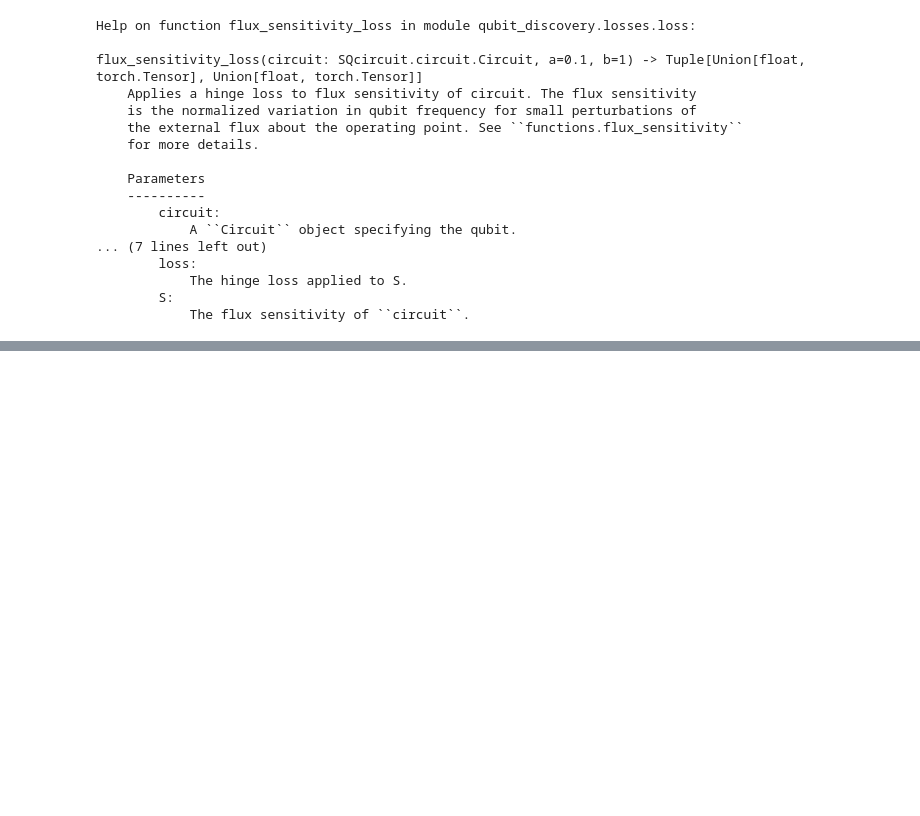
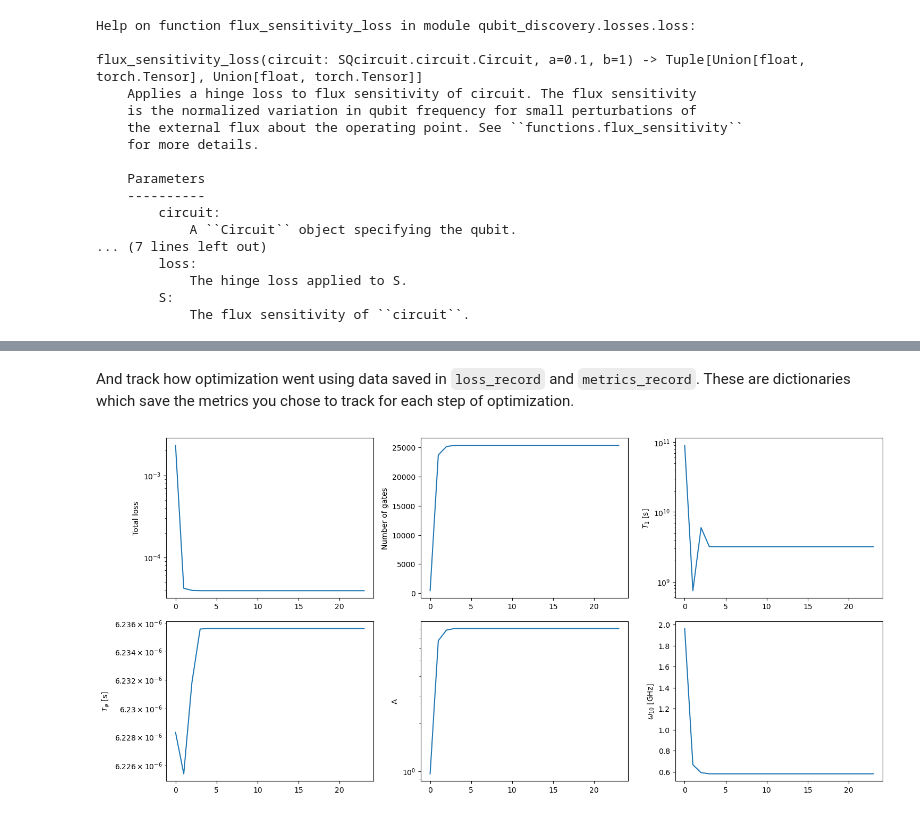
Before and after one commit to stanfordLINQS/Qubit-Discovery, a Jupyter notebook: tutorials/QD_overview.ipynb, the cells around one changed output, grey strips where cells are left out. Drawn from its saved outputs; the diff is of its cells as text; code cells hidden in the pictures; blank space fills up the shorter version.

```diff
--- a/tutorials/QD_overview.ipynb
+++ b/tutorials/QD_overview.ipynb
@@ -168,7 +167,8 @@ my_loss_function = qd.losses.build_loss_function(
         't1',
         't_phi',
         't2',
-        'frequency'
+        'frequency',
+        'anharmonicity'
     ]
 )
 # %% [markdown]
@@ -181,7 +181,7 @@ To optimize the loss function, we'll use BFGS by calling `run_BFGS`. SGD can be
 optimized_circuit, loss_values, metric_values = qd.optimization.run_BFGS(
     circuit=fluxonium,                          # Starting point
     loss_metric_function=my_loss_function,      # Loss function to optimize
-    max_iter=30,                                # Maximum number of iterations
+    max_iter=50,                                # Maximum number of iterations
     total_trunc_num=200,                        # Total truncation numbers
     bounds=sampler.bounds                       # Bounds to keep the circuit within during optimization.
 )
@@ -193,0 +200,23 @@ Error:
+# %% [markdown]
+And track how optimization went using data saved in `loss_record` and `metrics_record`. These are dictionaries which save the metrics you chose to track for each step of optimization.
+# %%
+import matplotlib.pyplot as plt
+
+fig, axs = plt.subplots(2, 3, figsize=(15, 7))
+
+axs[0, 0].semilogy(loss_values['total_loss'])
+axs[0, 0].set_ylabel('Total loss')
+axs[0,1].plot(metric_values['number_of_gates'])
+axs[0, 1].set_ylabel('Number of gates')
+axs[0, 2].semilogy(metric_values['t1'])
+axs[0, 2].set_ylabel(r'$T_1$ [s]')
+axs[1, 0].semilogy(metric_values['t_phi'])
+axs[1, 0].set_ylabel(r'$T_\varphi$ [s]')
+axs[1, 1].semilogy(metric_values['anharmonicity'])
+axs[1, 1].set_ylabel(r'A')
+axs[1, 2].plot(metric_values['frequency'])
+axs[1, 2].set_ylabel(r'$\omega_{10}$ [GHz]')
+
+fig.tight_layout()
+# %% [output]
+[figure, added]
```
Also changed, not shown: parts of 9 cells of this notebook, 2 other files.
